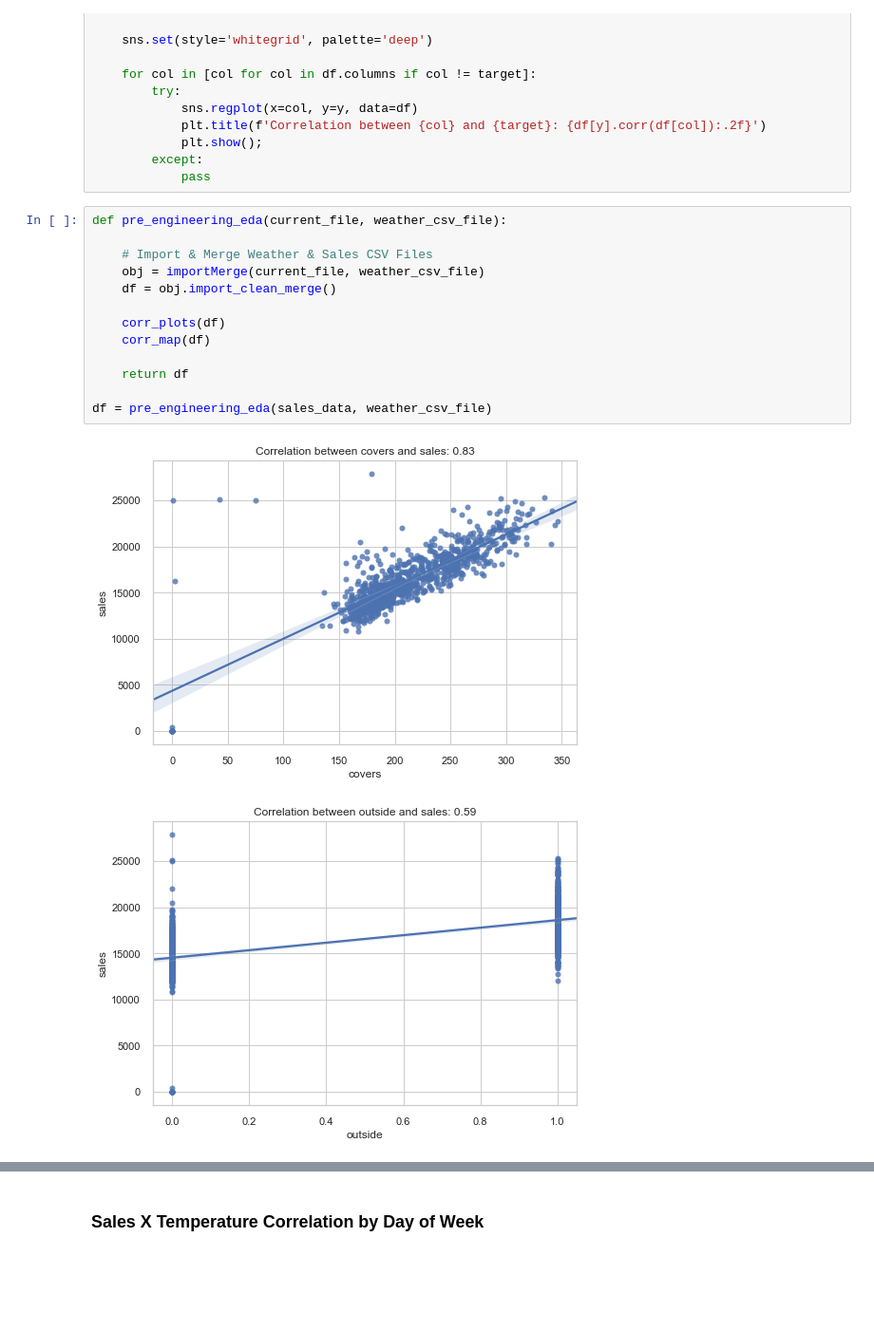
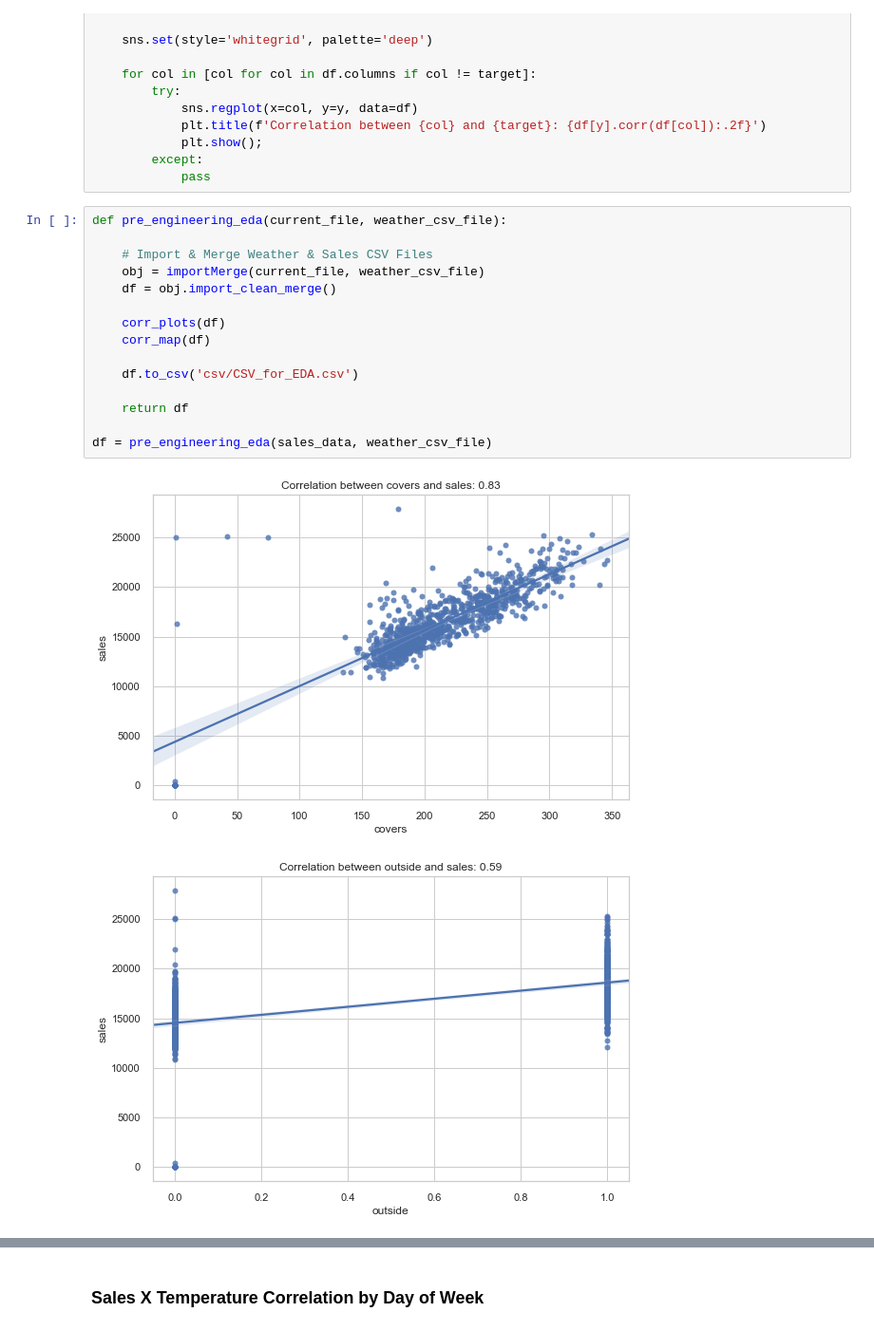
Before and after one commit to maks-p/restaurant_sales_forecasting, a Jupyter notebook: final_model.ipynb, the cells around one changed output, grey strips where cells are left out. Shown at 95% size. Cells and saved outputs as stored; diff of their text form; blank space fills up the shorter version.

```diff
--- a/final_model.ipynb
+++ b/final_model.ipynb
@@ -256,16 +256,18 @@ def corr_plots(df):
 # %%
 def pre_engineering_eda(current_file, weather_csv_file):
 
     # Import & Merge Weather & Sales CSV Files
     obj = importMerge(current_file, weather_csv_file)
     df = obj.import_clean_merge()
 
     corr_plots(df)
     corr_map(df)
 
+    df.to_csv('csv/CSV_for_EDA.csv')
+
     return df
 
 df = pre_engineering_eda(sales_data, weather_csv_file)
 # %% [output]
-[figure, old version]
+[figure, new version]
-[figure, old version]
+[figure, new version]
```
Also changed, not shown: parts of 2 cells of this notebook, 3 other files.
